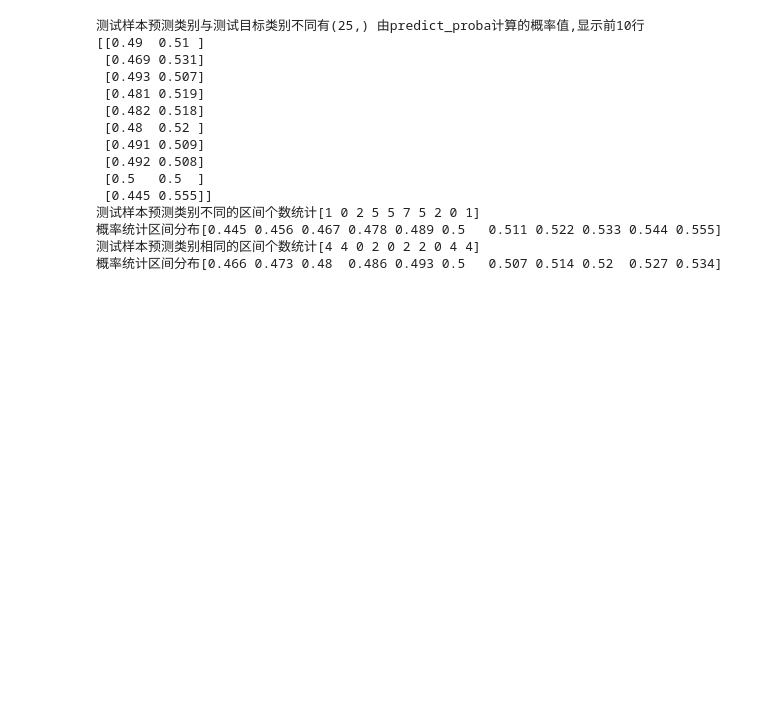
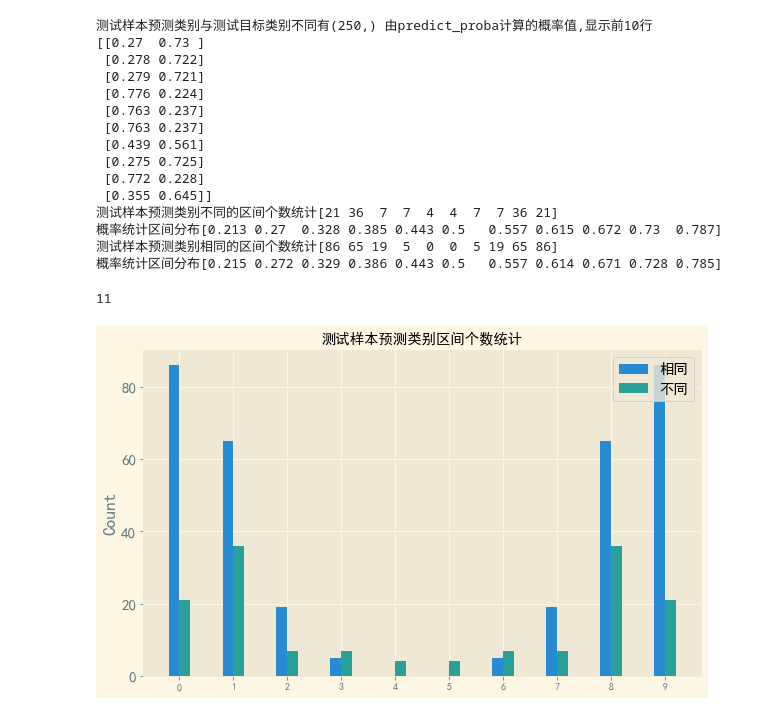
Before and after one commit to vcfriend/python-demo, a Jupyter notebook: scikit-learn/svm/code/04_svm_svc.ipynb, the cells around one changed output. Saved outputs shown, nothing was run; the diff lists cells and outputs as text; code cells hidden in the pictures; blank space fills up the shorter version.

```diff
--- a/scikit-learn/svm/code/04_svm_svc.ipynb
+++ b/scikit-learn/svm/code/04_svm_svc.ipynb
@@ -11,14 +11,14 @@ from matplotlib.colors import ListedColormap
 from sklearn.datasets import make_classification
 # %%
 # 两个信息特性，每个类一个集群
-X, y = make_classification(n_samples=100,  #(default=100)样本数
-                           n_features=3,  #(default=20)特征序总数。这些包括随机绘制的n_informative信息特征，n_redundant冗余特征，n_repeated重复特征和n_features-n_informative-n_redundant-n_repeated无用特征。
+X, y = make_classification(n_samples=1000,  #(default=100)样本数
+                           n_features=2,  #(default=20)特征序总数。这些包括随机绘制的n_informative信息特征，n_redundant冗余特征，n_repeated重复特征和n_features-n_informative-n_redundant-n_repeated无用特征。
                            n_redundant=0,  #(default=2)冗余特征数量
                            n_repeated=0,  #(default=0)从信息性和冗余性特征中随机抽取的重复性特征的数量。
                            n_informative=1,  #有效特征个数
                            n_clusters_per_class=1,  #(default=2)每个类的簇数
                            n_classes=2,  #(default=2)分类问题的类（或标签）数
-                           flip_y=0.8,  #(default=0.01)类别随机分配的样本比例
+                           flip_y=0.5,  #(default=0.01)类别随机分配的样本比例
                            random_state=2,  #确定用于生成数据集的随机数生成。 为多个函数调用传递可重复输出的int值。
                            )
 # %%
@@ -51,8 +51,8 @@ X_test = standardScaler.transform(X_test)
 # %%
 # Fit regression model
 classifiers = [
-    SVC(kernel="rbf", C=1,  #浮点数，默认= 1.0 正则化参数。正则化的强度与C成反比。必须严格为正。此惩罚系数是l2惩罚系数的平方
-        gamma=.5,  #浮点数或者{‘scale’, ‘auto’} , 默认=’scale’ 核系数包含‘rbf’, ‘poly’ 和‘sigmoid’
+    SVC(kernel="rbf", C=.5,  #浮点数，默认= 1.0 正则化参数。正则化的强度与C成反比。必须严格为正。此惩罚系数是l2惩罚系数的平方
+        gamma=1,  #浮点数或者{‘scale’, ‘auto’} , 默认=’scale’ 核系数包含‘rbf’, ‘poly’ 和‘sigmoid’
         # 如果gamma='scale'(默认)，则它使用1 / (n_features * X.var())作为gamma的值，如果是auto，则使用1 / n_features。在0.22版本有改动：默认的gamma从“auto”改为“scale”。
         probability=True,  #是否启用概率估计。必须在调用fit之前启用此参数，因为该方法内部使用5折交叉验证，因此会减慢该方法的速度
         ),
@@ -97,7 +97,7 @@ poly, svcs=SVC(C=1, coef0=1, gamma='auto', kernel='poly', probability=True)
 np.set_printoptions(precision=3, suppress=True)
 # 核函数返回参数介绍
 # clf所使用的分类器
-clf = classifiers[2]
+clf = classifiers[0]
 print('kernel 核函数名称', clf.kernel)  #核函数名称
 print('support_ 形如%s的数组,支持向量的下标,显示前10个 \n=%s'
       % (clf.support_.shape, clf.support_[:10]))  #形如(n_SV,)的数组,支持向量的指标。
@@ -216,21 +216,50 @@ print('测试样本预测类别不同的区间个数统计%s\n概率统计区间
 test_his_ok = np.histogram(test_ok,bins=10)
 print('测试样本预测类别相同的区间个数统计%s\n概率统计区间分布%s'% (test_his_ok))
 # %% [output]
-测试样本预测类别与测试目标类别不同有(25,) 由predict_proba计算的概率值,显示前10行
-[[0.49  0.51 ]
- [0.469 0.531]
- [0.493 0.507]
- [0.481 0.519]
- [0.482 0.518]
- [0.48  0.52 ]
- [0.491 0.509]
- [0.492 0.508]
- [0.5   0.5  ]
- [0.445 0.555]]
-测试样本预测类别不同的区间个数统计[1 0 2 5 5 7 5 2 0 1]
-概率统计区间分布[0.445 0.456 0.467 0.478 0.489 0.5   0.511 0.522 0.533 0.544 0.555]
-测试样本预测类别相同的区间个数统计[4 4 0 2 0 2 2 0 4 4]
-概率统计区间分布[0.466 0.473 0.48  0.486 0.493 0.5   0.507 0.514 0.52  0.527 0.534]
+测试样本预测类别与测试目标类别不同有(250,) 由predict_proba计算的概率值,显示前10行
+[[0.27  0.73 ]
+ [0.278 0.722]
+ [0.279 0.721]
+ [0.776 0.224]
+ [0.763 0.237]
+ [0.763 0.237]
+ [0.439 0.561]
+ [0.275 0.725]
+ [0.772 0.228]
+ [0.355 0.645]]
+测试样本预测类别不同的区间个数统计[21 36  7  7  4  4  7  7 36 21]
+概率统计区间分布[0.213 0.27  0.328 0.385 0.443 0.5   0.557 0.615 0.672 0.73  0.787]
+测试样本预测类别相同的区间个数统计[86 65 19  5  0  0  5 19 65 86]
+概率统计区间分布[0.215 0.272 0.329 0.386 0.443 0.5   0.557 0.614 0.671 0.728 0.785]
+11
+# %%
+plt.rcParams['font.sans-serif'] = ['SimHei']   #指定默认字体,用来正常显示中文标签
+plt.rcParams['font.family']='sans-serif'
+plt.rcParams['axes.unicode_minus'] = False   #用来正常显示负号
+
+hist1,_ = np.histogram(test_ok, bins=10)
+hist2,_ = np.histogram(test_no, bins=10)
+# 绘制图像
+fig, ax1 = plt.subplots()
+fig.set_size_inches(10, 6)
+plt.set_cmap('RdBu')
+x = np.arange(len(_)-1)
+w=0.1
+# 绘制多个bar在同一个图中, 这里需要控制width
+plt.bar(x-w, hist1, width = 2*w, align='center')
+plt.bar(x+w, hist2, width = 2*w, align='center')
+# 设置坐标轴的标签
+ax1.yaxis.set_tick_params(labelsize=15) # 设置y轴的字体的大小
+ax1.set_xticks(x) # 设置xticks出现的位置
+# 设置坐标轴名称
+ax1.set_ylabel("Count", fontsize='xx-large')
+# 设置标题
+ax1.set_title('测试样本预测类别区间个数统计', fontsize='x-large')
+# 设置图例
+plt.legend(('相同','不同'),fontsize = 'x-large', loc='upper right')
+plt.show()
+# %% [output]
+[figure, added]
 # %%
 print(X.shape, X.ndim)
 print('standardScaler.mean_', standardScaler.mean_)  #均值
```
Also changed, not shown: parts of 6 cells of this notebook, 3 other files.
